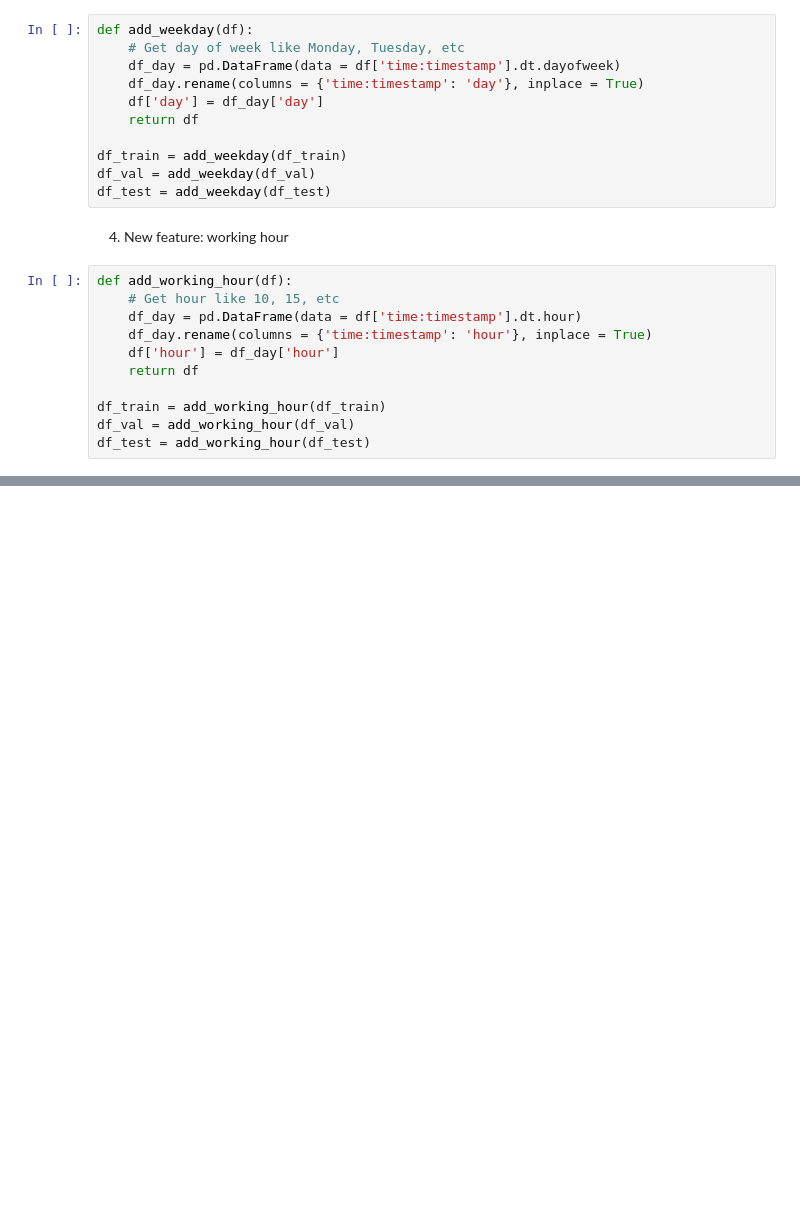
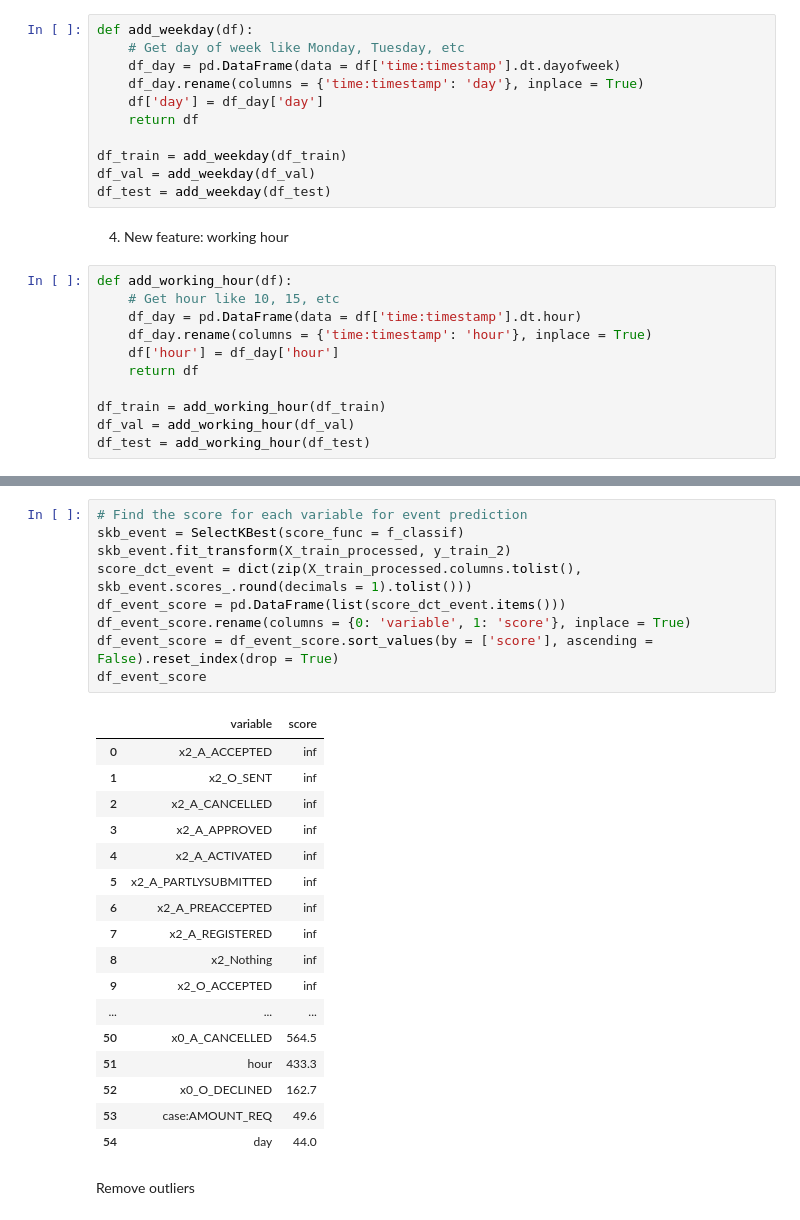
Before and after one commit to dbusn/process-mining-group-5, a Jupyter notebook: preprocessing_2012.ipynb, the cells around one changed output, grey strips where cells are left out. Saved outputs shown, nothing was run; the diff lists cells and outputs as text; blank space fills up the shorter version.

```diff
--- a/preprocessing_2012.ipynb
+++ b/preprocessing_2012.ipynb
@@ -183,0 +226,29 @@ df_test = add_working_hour(df_test)
+# %%
+# Find the score for each variable for event prediction
+skb_event = SelectKBest(score_func = f_classif)
+skb_event.fit_transform(X_train_processed, y_train_2)
+score_dct_event = dict(zip(X_train_processed.columns.tolist(), skb_event.scores_.round(decimals = 1).tolist()))
+df_event_score = pd.DataFrame(list(score_dct_event.items()))
+df_event_score.rename(columns = {0: 'variable', 1: 'score'}, inplace = True)
+df_event_score = df_event_score.sort_values(by = ['score'], ascending = False).reset_index(drop = True)
+df_event_score
+# %% [output]
+|  | variable | score |
+| 0 | x2_A_ACCEPTED | inf |
+| 1 | x2_O_SENT | inf |
+| 2 | x2_A_CANCELLED | inf |
+| 3 | x2_A_APPROVED | inf |
+| 4 | x2_A_ACTIVATED | inf |
+| 5 | x2_A_PARTLYSUBMITTED | inf |
+| 6 | x2_A_PREACCEPTED | inf |
+| 7 | x2_A_REGISTERED | inf |
+| 8 | x2_Nothing | inf |
+| 9 | x2_O_ACCEPTED | inf |
+| ... | ... | ... |
+| 50 | x0_A_CANCELLED | 564.5 |
+| 51 | hour | 433.3 |
+| 52 | x0_O_DECLINED | 162.7 |
+| 53 | case:AMOUNT_REQ | 49.6 |
+| 54 | day | 44.0 |
+# %% [markdown]
+Remove outliers
```
Also changed, not shown: parts of 10 cells of this notebook.
